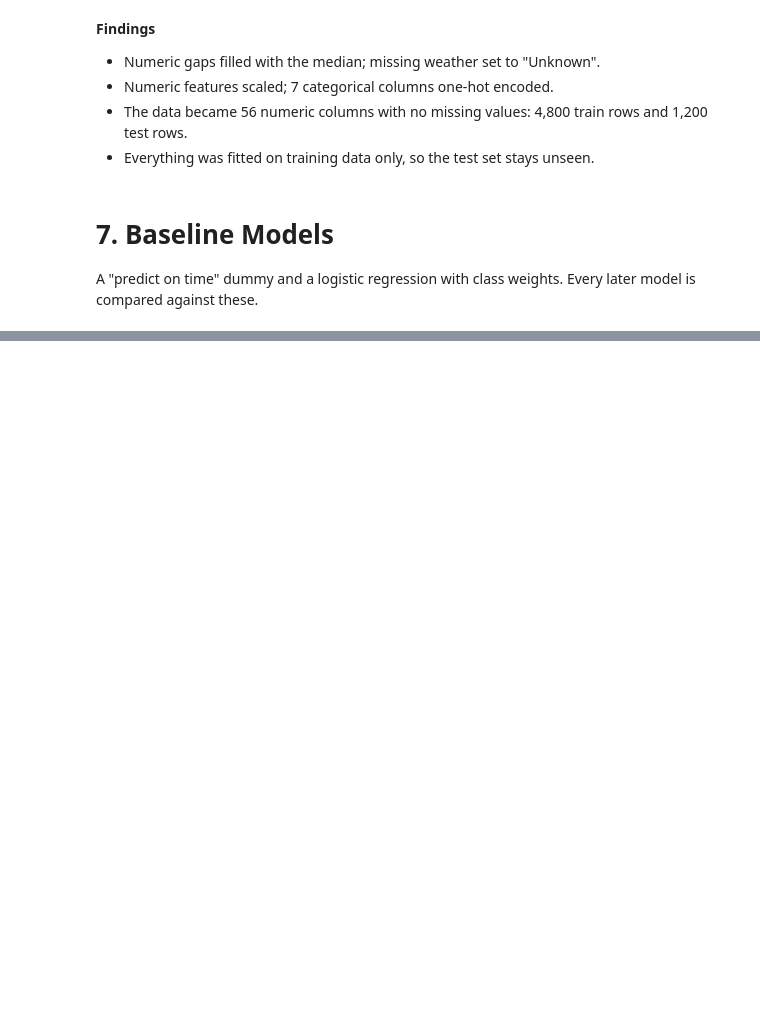
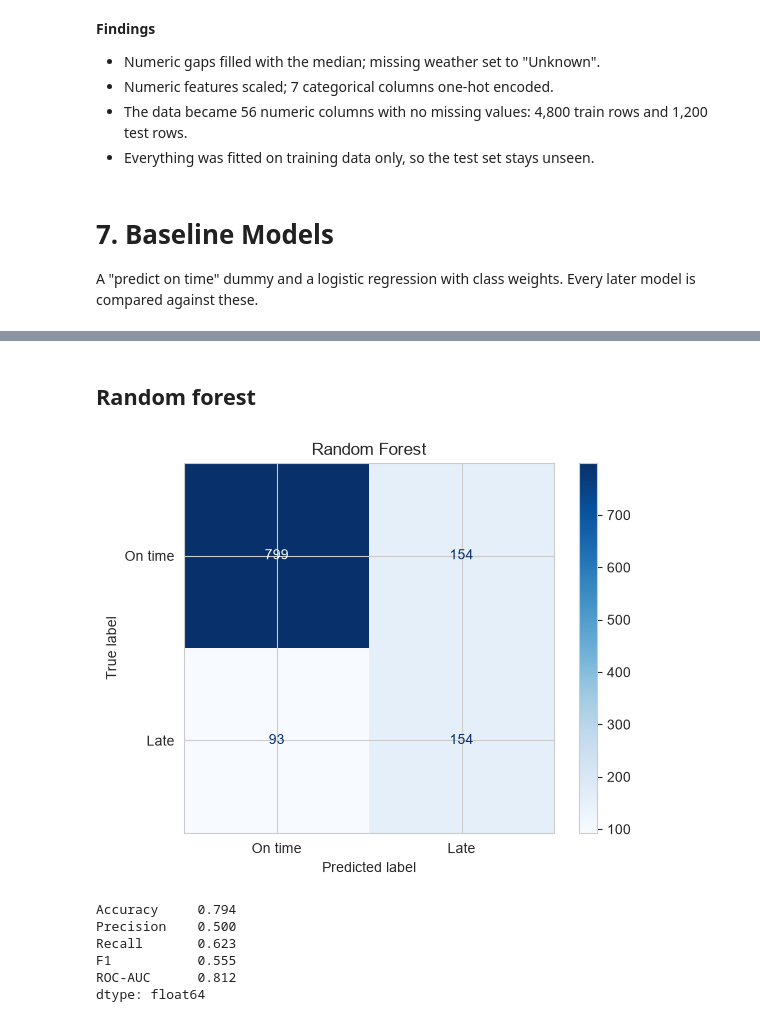
Before and after one commit to AnushAdhikari/Delivery-Delay-Prediction-Slack-Alerts, a Jupyter notebook: MapleFreight_Delivery_Delay_Prediction_c0968893.ipynb, the cells around one changed output, grey strips where cells are left out. Saved outputs shown, nothing was run; the diff lists cells and outputs as text; code cells hidden in the pictures; blank space fills up the shorter version.

```diff
--- a/MapleFreight_Delivery_Delay_Prediction_c0968893.ipynb
+++ b/MapleFreight_Delivery_Delay_Prediction_c0968893.ipynb
@@ -348,0 +408,18 @@ A "predict on time" dummy and a logistic regression with class weights. Every la
+# %% [markdown]
+## Random forest
+# %%
+from sklearn.ensemble import RandomForestClassifier, HistGradientBoostingClassifier
+
+# Depth and leaf size are limited to avoid overfitting
+rf = Pipeline([("pre", preprocessor),
+               ("model", RandomForestClassifier(n_estimators=300, max_depth=8, min_samples_leaf=10, class_weight="balanced", random_state=RANDOM_STATE, n_jobs=-1))])
+rf.fit(X_train, y_train)
+evaluate("Random Forest", rf)
+# %% [output]
+[figure, added]
+Accuracy     0.794
+Precision    0.500
+Recall       0.623
+F1           0.555
+ROC-AUC      0.812
+dtype: float64
```
Also changed, not shown: parts of 43 cells of this notebook, 4 other files.
